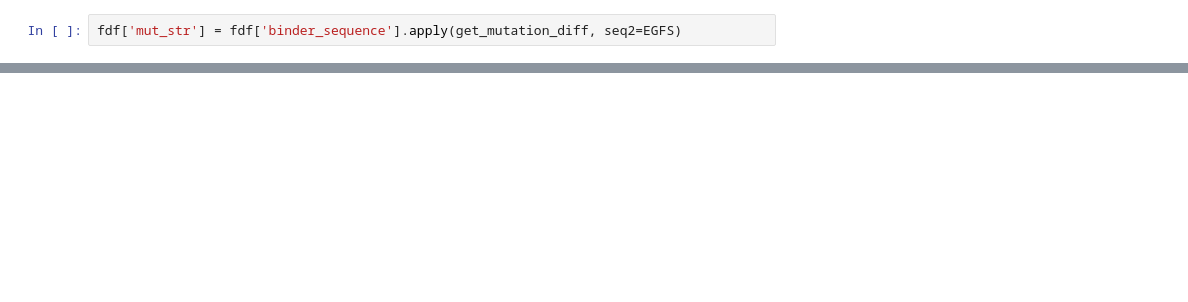
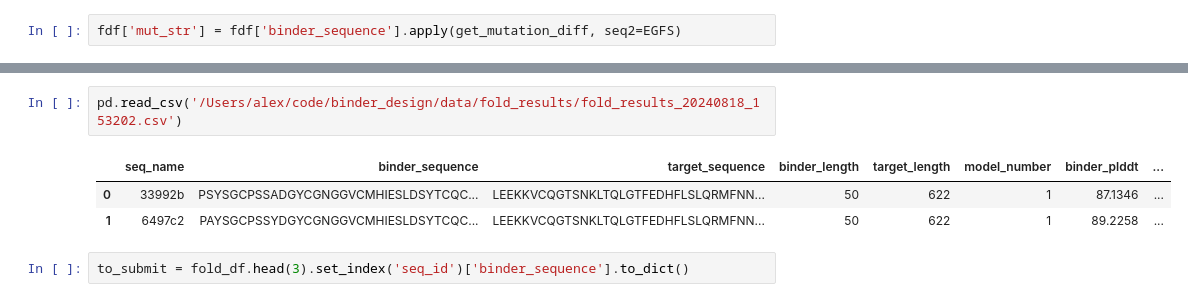
Before and after one commit to ANaka/binder_design, a Jupyter notebook: binder_design/check_sampler.ipynb, the cells around one changed output, grey strips where cells are left out. Saved outputs shown, nothing was run; the diff lists cells and outputs as text; blank space fills up the shorter version.

```diff
--- a/binder_design/check_sampler.ipynb
+++ b/binder_design/check_sampler.ipynb
@@ -84,0 +110,8 @@ fdf
+# %%
+pd.read_csv('/Users/alex/code/binder_design/data/fold_results/fold_results_20240818_153202.csv')
+# %% [output]
+|  | seq_name | binder_sequence | target_sequence | binder_length | target_length | model_number | binder_plddt | ... |
+| 0 | 33992b | PSYSGCPSSADGYCGNGGVCMHIESLDSYTCQC... | LEEKKVCQGTSNKLTQLGTFEDHFLSLQRMFNN... | 50 | 622 | 1 | 87.1346 | ... |
+| 1 | 6497c2 | PAYSGCPSSYDGYCGNGGVCMHIESLDSYTCQC... | LEEKKVCQGTSNKLTQLGTFEDHFLSLQRMFNN... | 50 | 622 | 1 | 89.2258 | ... |
+# %%
+to_submit = fold_df.head(3).set_index('seq_id')['binder_sequence'].to_dict()
```
Also changed, not shown: parts of 20 cells of this notebook.
